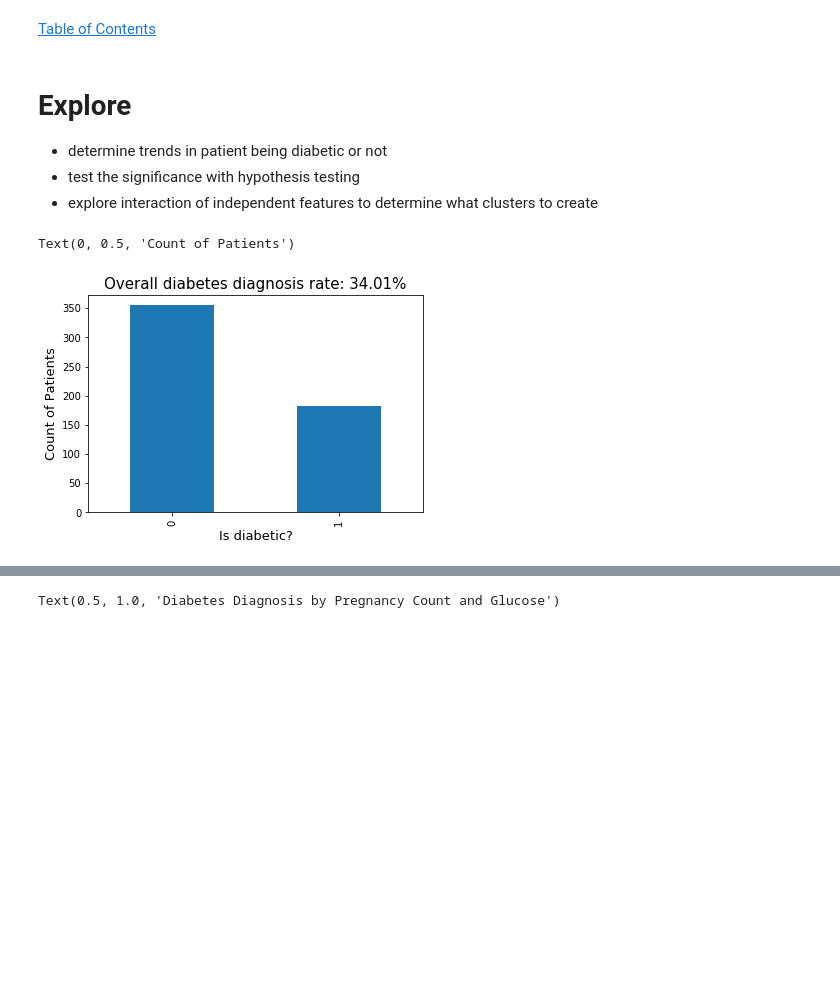
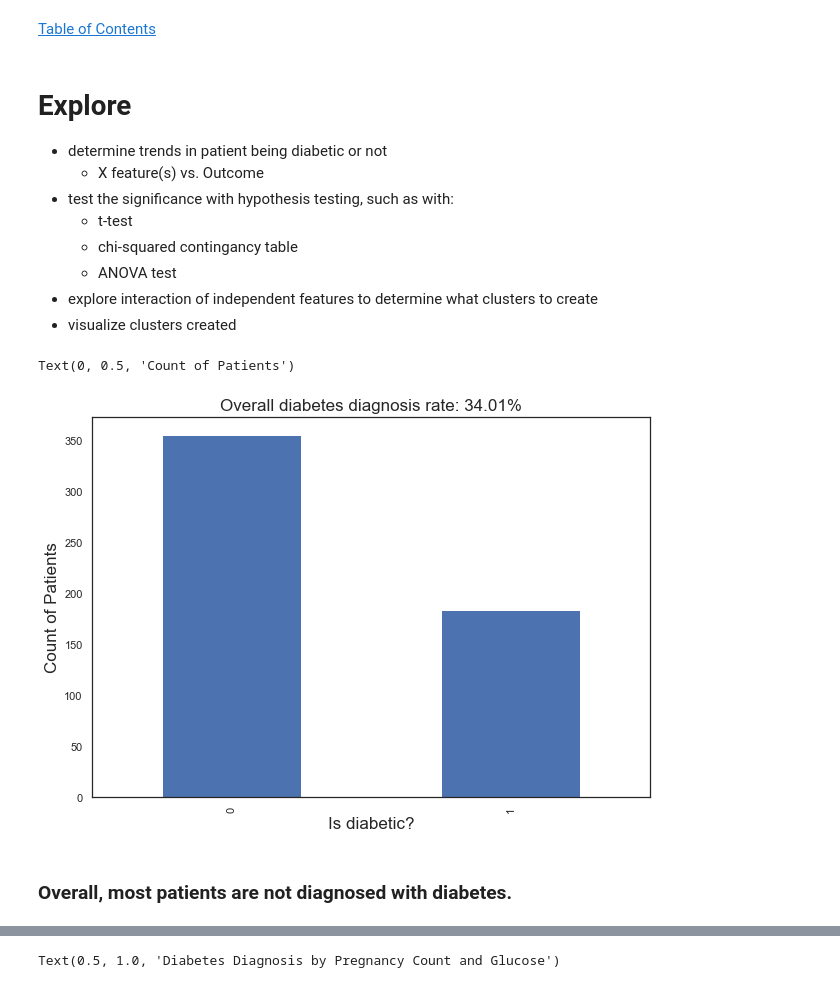
Before and after one commit to ThompsonBethany01/Predicting-Diabetes-Onset, a Jupyter notebook: Data_Analysis.ipynb, the cells around one changed output, grey strips where cells are left out. Saved outputs shown, nothing was run; the diff lists cells and outputs as text; code cells hidden in the pictures; blank space fills up the shorter version.

```diff
--- a/Data_Analysis.ipynb
+++ b/Data_Analysis.ipynb
@@ -300,15 +356,24 @@ X_train_scaled
 # %% [markdown]
 # Explore <a class="anchor" id="explore"></a>
 - determine trends in patient being diabetic or not
-- test the significance with hypothesis testing
+    - X feature(s) vs. Outcome
+- test the significance with hypothesis testing, such as with:
+    - t-test
+    - chi-squared contingancy table
+    - ANOVA test
 - explore interaction of independent features to determine what clusters to create
+- visualize clusters created
 # %%
+# visualizing distribution of Y feature (predictive variable)
+plt.figure(figsize=(10,7))
 train.Outcome.value_counts().sort_index().plot.bar()
 diabetic_rate = train.Outcome.mean()
-plt.title(f"Overall diabetes diagnosis rate: {diabetic_rate:.2%}", size=15)
-plt.xlabel('Is diabetic?', size=13)
-plt.ylabel('Count of Patients', size=13)
+plt.title(f"Overall diabetes diagnosis rate: {diabetic_rate:.2%}", size=17)
+plt.xlabel('Is diabetic?', size=17)
+plt.ylabel('Count of Patients', size=17)
 # %% [output]
 Text(0, 0.5, 'Count of Patients')
-[figure, old version]
+[figure, new version]
+# %% [markdown]
+### Overall, most patients are not diagnosed with diabetes.
 # %%
```
Also changed, not shown: parts of 110 cells of this notebook.
